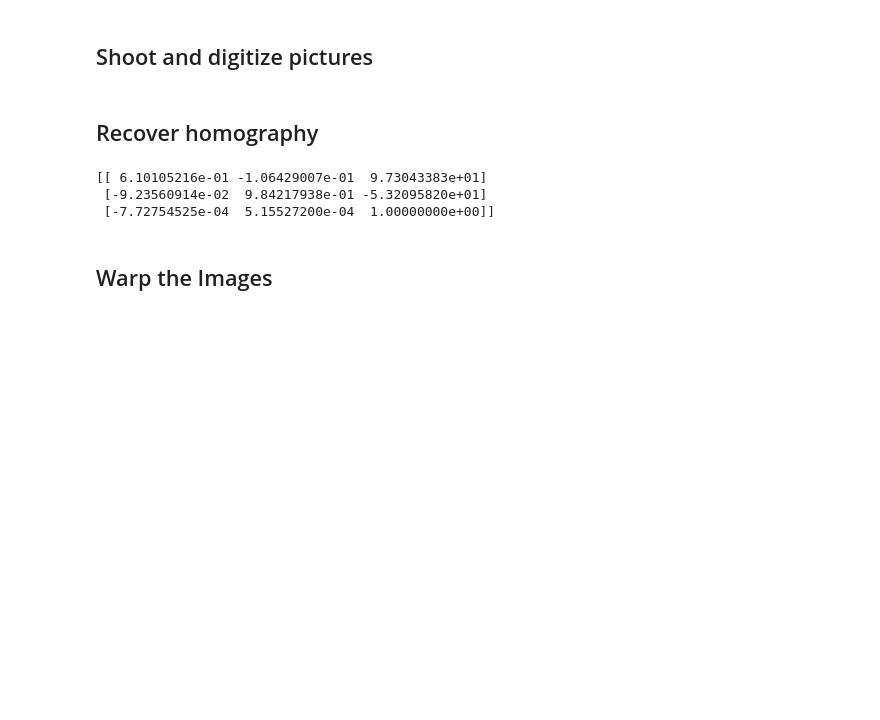
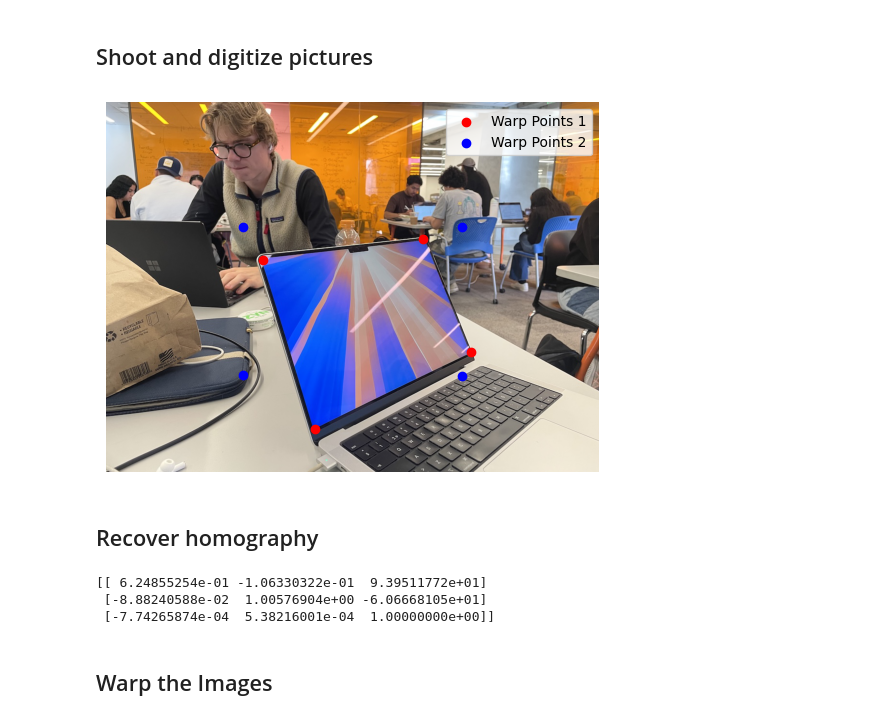
Before and after one commit to filipbagen/cs-180, a Jupyter notebook: p4-image-warping-and-mosaicing/code/main.ipynb, the cells around one changed output. Cells and saved outputs as stored; diff of their text form; code cells hidden in the pictures; blank space fills up the shorter version.

Commit message:
Warp points to match warped image

```diff
--- a/p4-image-warping-and-mosaicing/code/main.ipynb
+++ b/p4-image-warping-and-mosaicing/code/main.ipynb
@@ -12,48 +13,56 @@ from matplotlib import image as mpimg
 # %% [markdown]
 ## Shoot and digitize pictures
 # %%
-my_warp_image = plt.imread('../data/IMG_8359.jpeg')
+computer_screen = plt.imread('../data/IMG_8359.jpeg')
 
 with open('../data/warp_points.json', 'r') as f:
     warped_points = json.load(f)
 
 warped_points_1 = np.array(warped_points["im1Points"])
 warped_points_2 = np.array(warped_points["im2Points"])
+# %%
+# Plot the image
+plt.imshow(computer_screen)
+
+# Plot the points on the image
+plt.scatter(warped_points_1[:, 0], warped_points_1[:, 1], c='r', label='Warp Points 1')
+plt.scatter(warped_points_2[:, 0], warped_points_2[:, 1], c='b', label='Warp Points 2')
+
+# Add a legend
+plt.legend()
+plt.axis('off')
+plt.show()
+# %% [output]
+[figure, added]
 # %% [markdown]
 ## Recover homography
 # %%
 # Function to compute the homography matrix
 def computeH(im1_pts, im2_pts):
-    n = im1_pts.shape[0]
+    num_pts = im1_pts.shape[0]
+
     A = []
 
-    for i in range(n):
-        x1, y1 = im1_pts[i]
-        x2, y2 = im2_pts[i]
+    for i in range(num_pts):
+        x1, y1 = im1_pts[i][0], im1_pts[i][1]
+        x2, y2 = im2_pts[i][0], im2_pts[i][1]
 
         # Two rows for each correspondence (one for x', one for y')
-        A.append([-x1, -y1, -1, 0, 0, 0, x2 * x1, x2 * y1, x2])
-        A.append([0, 0, 0, -x1, -y1, -1, y2 * x1, y2 * y1, y2])
+        A.append([x1, y1, 1, 0, 0, 0, -x2 * x1, -x2 * y1, -x2])
+        A.append([0, 0, 0, x1, y1, 1, -y2 * x1, -y2 * y1, -y2])
 
     A = np.array(A)
-
-    # Solve for h using SVD
-    U, S, V = np.linalg.svd(A)
-
-    # H is the last column of V (corresponding to the smallest singular value)
+    _, _, V = np.linalg.svd(A)  # Perform SVD
     H = V[-1].reshape(3, 3)
 
-    # Normalize H to ensure h33 is 1
-    H /= H[2, 2]
-
-    return H
+    return H / H[-1, -1]  # Normalize so H[2,2] is 1
 
 # Compute the homography matrix
 H = computeH(warped_points_1, warped_points_2)
 print(H)
 # %% [output]
-[[ 6.10105216e-01 -1.06429007e-01  9.73043383e+01]
- [-9.23560914e-02  9.84217938e-01 -5.32095820e+01]
- [-7.72754525e-04  5.15527200e-04  1.00000000e+00]]
+[[ 6.24855254e-01 -1.06330322e-01  9.39511772e+01]
+ [-8.88240588e-02  1.00576904e+00 -6.06668105e+01]
+ [-7.74265874e-04  5.38216001e-04  1.00000000e+00]]
 # %% [markdown]
 ## Warp the Images
```
Also changed, not shown: parts of 8 cells of this notebook, 5 other files.
